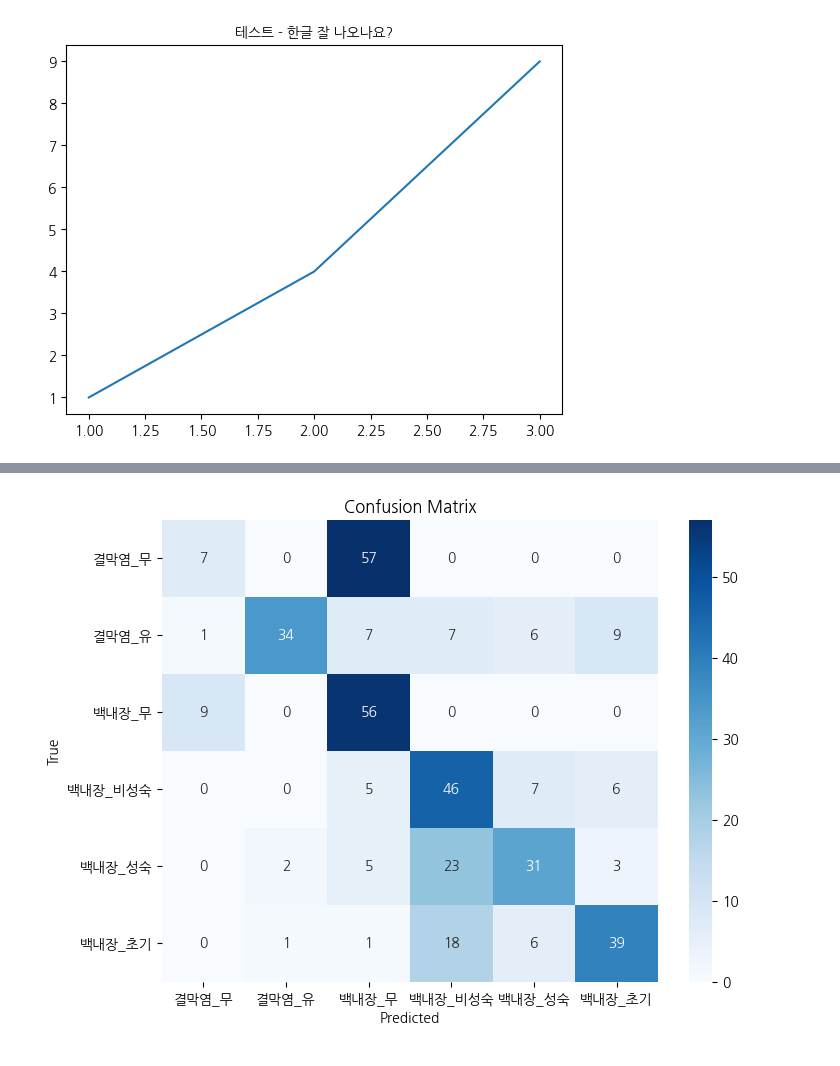
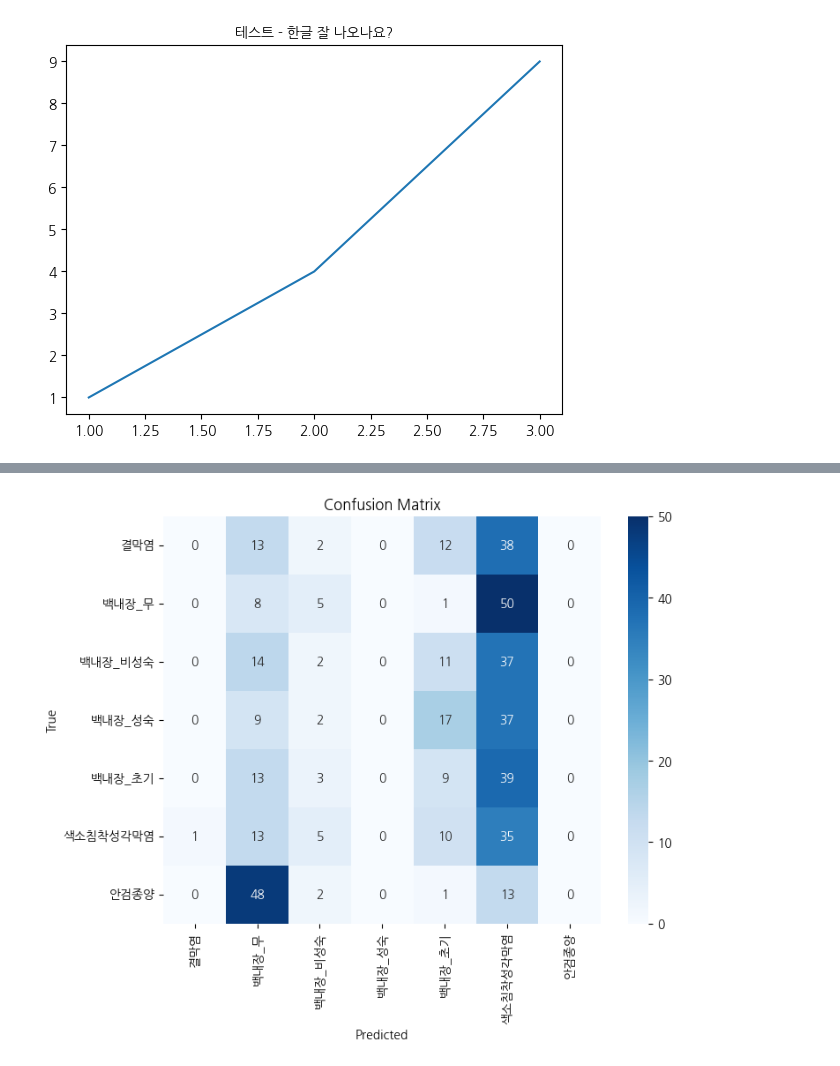
Before and after one commit to dohb128/SW2025, a Jupyter notebook: SW25.ipynb, the cells around one changed output, grey strips where cells are left out. Saved outputs shown, nothing was run; the diff lists cells and outputs as text; code cells hidden in the pictures.

```diff
--- a/SW25.ipynb
+++ b/SW25.ipynb
@@ -72,6 +64,7 @@ from sklearn.model_selection import train_test_split
 from sklearn.metrics import confusion_matrix, classification_report
 from tensorflow.keras.utils import to_categorical
 from tensorflow.keras.preprocessing.image import img_to_array
+from tensorflow.keras.preprocessing.image import ImageDataGenerator
 from tqdm import tqdm
 
 import warnings
@@ -80,20 +73,21 @@ warnings.filterwarnings('ignore')
 # TensorFlow import
 import tensorflow as tf
 from tensorflow.keras.models import Model
-from tensorflow.keras.layers import Input, Dense, Dropout, BatchNormalization, Conv2D, MaxPooling2D, Flatten, GlobalAveragePooling2D
+from tensorflow.keras.layers import Dense, Dropout, BatchNormalization, Conv2D, MaxPooling2D, GlobalAveragePooling2D
 from tensorflow.keras.applications import MobileNetV2
 from tensorflow.keras.applications.mobilenet_v2 import preprocess_input
 
 # 📂 파일 경로 설정
-base_path = '/content/dataset'
+base_path = '/content/dataset/자료'
 
 class_dirs = {
-    '결막염_무': os.path.join(base_path, '결막염', '무'),
-    '결막염_유': os.path.join(base_path, '결막염', '유'),
+    '결막염': os.path.join(base_path, '결막염'),
     '백내장_무': os.path.join(base_path, '백내장', '무'),
     '백내장_비성숙': os.path.join(base_path, '백내장', '비성숙'),
     '백내장_성숙': os.path.join(base_path, '백내장', '성숙'),
-    '백내장_초기': os.path.join(base_path, '백내장', '초기')
+    '백내장_초기': os.path.join(base_path, '백내장', '초기'),
+    '색소침착성각막염': os.path.join(base_path, '색소침착성각막염'),
+    '안검종양': os.path.join(base_path, '안검종양')
 }
 
 label_to_idx = {label: idx for idx, label in enumerate(class_dirs)}
@@ -151,10 +145,32 @@ y = to_categorical(labels, num_classes=len(label_to_idx))
 X_temp, X_train, y_temp, y_train = train_test_split(X, y, test_size=0.7, random_state=42, stratify=y)
 X_val, X_test, y_val, y_test = train_test_split(X_temp, y_temp, test_size=3/7, random_state=42, stratify=y_temp)
 
-# 📚 MobileNetV2 기반 모델 만들기
+# 🔄 **Data Augmentation**
+data_gen = ImageDataGenerator(
+    rescale=1./255,
+    rotation_range=15,
+    width_shift_range=0.1,
+    height_shift_range=0.1,
+    shear_range=0.1,
+    zoom_range=0.2,
+    horizontal_flip=True,
+    fill_mode='nearest'
+)
+
+train_gen = data_gen.flow(X_train, y_train, batch_size=16)
+val_gen = data_gen.flow(X_val, y_val, batch_size=16)
+
+# MobileNetV2 로드
 base_model = MobileNetV2(weights='imagenet', include_top=False, input_shape=(224, 224, 3))
-base_model.trainable = False  # Feature extractor로만 사용
 
+# 🔄 Fine-Tuning 범위 확대
+for layer in base_model.layers[:-40]:
+    layer.trainable = False
+
+for layer in base_model.layers[-40:]:
+    layer.trainable = True
+
+# Custom Layer 추가
 x = base_model.output
 x = Conv2D(64, (3,3), activation='relu', padding='same')(x)
 x = BatchNormalization()(x)
@@ -169,17 +185,35 @@ x = Dense(256, activation='relu')(x)
 x = Dropout(0.5)(x)
 output = Dense(len(label_to_idx), activation='softmax')(x)
 
+# 모델 생성
 model = Model(inputs=base_model.input, outputs=output)
 
-model.compile(optimizer='adam', loss='categorical_crossentropy', metrics=['accuracy'])
+# 학습 설정
+model.compile(optimizer=tf.keras.optimizers.Adam(learning_rate=0.0001),
+              loss='categorical_crossentropy',
+              metrics=['accuracy'])
 
-# 🏋️ 학습 시작
+# ⚖️ 클래스 가중치 설정
+from sklearn.utils.class_weight import compute_class_weight
+class_weights = compute_class_weight('balanced', classes=np.unique(np.argmax(y_train, axis=1)), y=np.argmax(y_train, axis=1))
+class_weights = {i: weight for i, weight in enumerate(class_weights)}
+
+# 모델 학습
 model.fit(
-    X_train, y_train,
-    validation_data=(X_val, y_val),
+    train_gen,
+    validation_data=val_gen,
     epochs=8,
-    batch_size=16
+    steps_per_epoch=len(X_train) // 16,
+    validation_steps=len(X_val) // 16,
+    class_weight=class_weights,
+    verbose=1
 )
+
+
+import matplotlib.font_manager as fm
+
+# 🔄 한글 폰트 설정
+plt.rcParams['font.family'] = 'NanumGothic'
 
 # 📈 테스트셋 평가
 predictions = model.predict(X_test)
@@ -221,4 +255,4 @@ Epoch 8/8
-[figure, old version]
+[figure, new version]
 [Classification Report]
               precision    recall  f1-score   support
 
```
Also changed, not shown: parts of 4 cells of this notebook.
